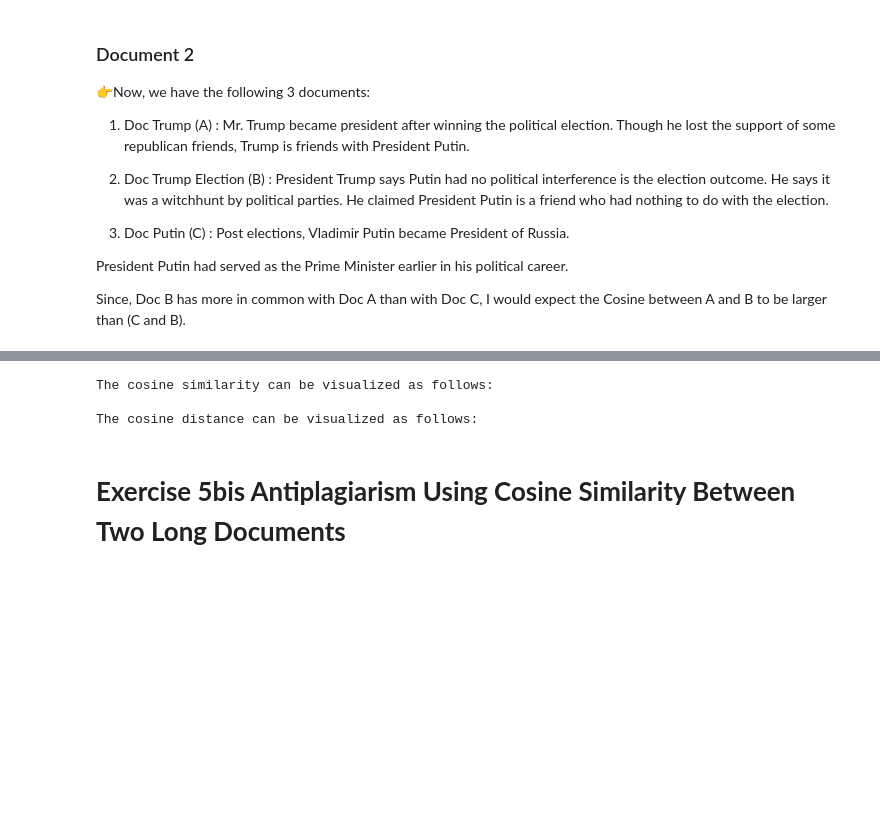
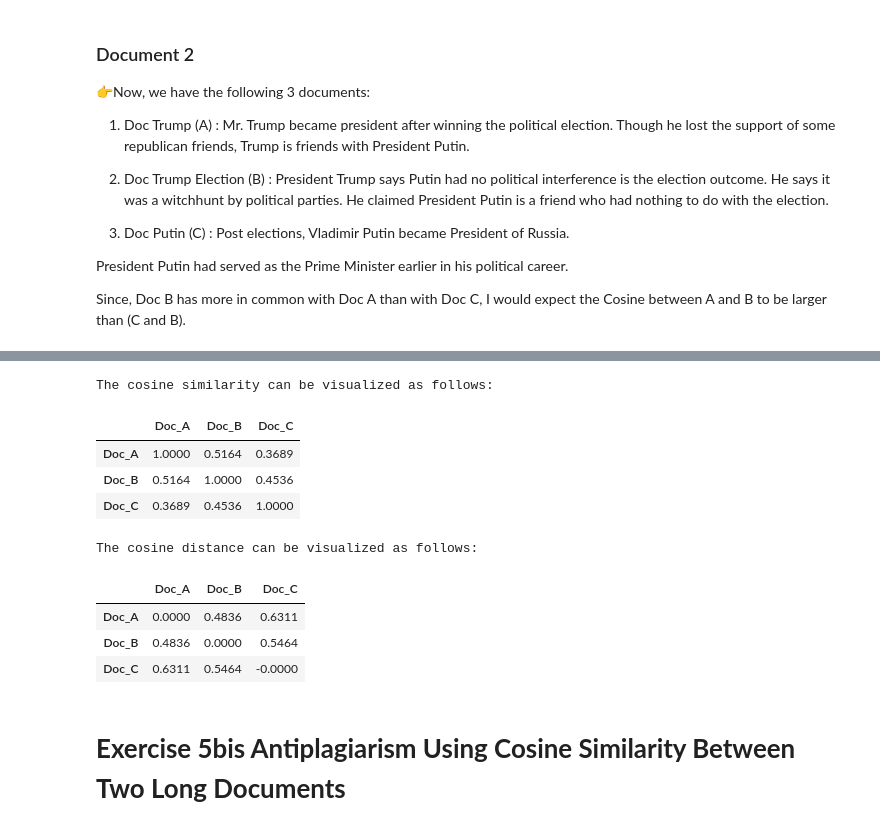
Before and after one commit to Lakony34/Machine-learning, a Jupyter notebook: Lab2/Lab2_distances/Lab2_distances/Distances_ToDo.ipynb, the cells around one changed output, grey strips where cells are left out. Saved outputs shown, nothing was run; the diff lists cells and outputs as text; code cells hidden in the pictures; blank space fills up the shorter version.

```diff
--- a/Lab2/Lab2_distances/Lab2_distances/Distances_ToDo.ipynb
+++ b/Lab2/Lab2_distances/Lab2_distances/Distances_ToDo.ipynb
@@ -697,12 +695,28 @@ President Putin had served as the Prime Minister earlier in his political career
 Since, Doc B has more in common with Doc A than with Doc C, I would expect the Cosine between A and B to be larger than (C and B).
 # %%
 # Define the documents
+Doc_A = "Mr. Trump became president after winning the political election. Though he lost the support of some republican friends, Trump is friends with President Putin."
+
+Doc_B = "President Trump says Putin had no political interference is the election outcome. He says it was a witchhunt by political parties. He claimed President Putin is a friend who had nothing to do with the election."
+
+Doc_C = "Post elections, Vladimir Putin became President of Russia. President Putin had served as the Prime Minister earlier in his political career."
+
+documents = [Doc_A, Doc_B, Doc_C]
 # %%
 # Scikit Learn
 from sklearn.feature_extraction.text import CountVectorizer
 import pandas as pd
 
 # Create the Document Term Matrix
-
+vectorizer = CountVectorizer(stop_words='english')
+X = vectorizer.fit_transform(documents)
 
 # OPTIONAL: Convert Sparse Matrix to Pandas Dataframe if you want to see the word frequencies.
+df = pd.DataFrame(
+    X.toarray(),
+    columns=vectorizer.get_feature_names_out(),
+    index=["Doc_A", "Doc_B", "Doc_C"]
+)
+
+print("Document-Term Matrix :")
+print(df)
@@ -709,16 +741,31 @@ import pandas as pd
 # %%
 # Compute Cosine Similarity
 from sklearn.metrics.pairwise import cosine_similarity
+
+cos_sim_matrix = cosine_similarity(X)
+
+labels = ["Doc_A", "Doc_B", "Doc_C"]
+
+corr1 = pd.DataFrame(cos_sim_matrix, index=labels, columns=labels)
+corr2 = 1 - corr1
 # %%
-
+from IPython.display import display
 print("The cosine similarity can be visualized as follows:\n")
-
+display(corr1.style.background_gradient(cmap="coolwarm").format("{:.4f}"))
 
 print("The cosine distance can be visualized as follows:\n")
+display(corr2.style.background_gradient(cmap="coolwarm").format("{:.4f}"))
 # %% [output]
 The cosine similarity can be visualized as follows:
-
-The cosine distance can be visualized as follows:
+|  | Doc_A | Doc_B | Doc_C |
+| Doc_A | 1.0000 | 0.5164 | 0.3689 |
+| Doc_B | 0.5164 | 1.0000 | 0.4536 |
+| Doc_C | 0.3689 | 0.4536 | 1.0000 |
+The cosine distance can be visualized as follows:
+|  | Doc_A | Doc_B | Doc_C |
+| Doc_A | 0.0000 | 0.4836 | 0.6311 |
+| Doc_B | 0.4836 | 0.0000 | 0.5464 |
+| Doc_C | 0.6311 | 0.5464 | -0.0000 |
 # %% [markdown]
 # **Exercise 5bis Antiplagiarism Using Cosine Similarity Between Two Long Documents**
 # %% [markdown]
```
Also changed, not shown: parts of 10 cells of this notebook.
